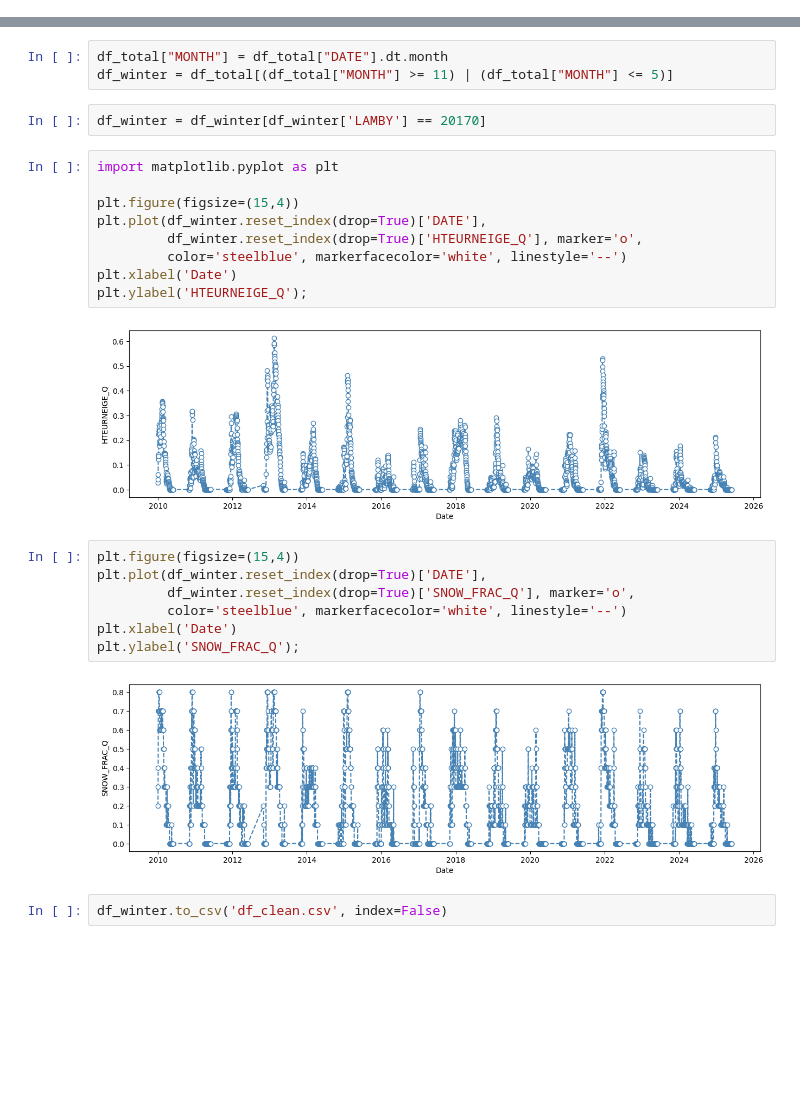
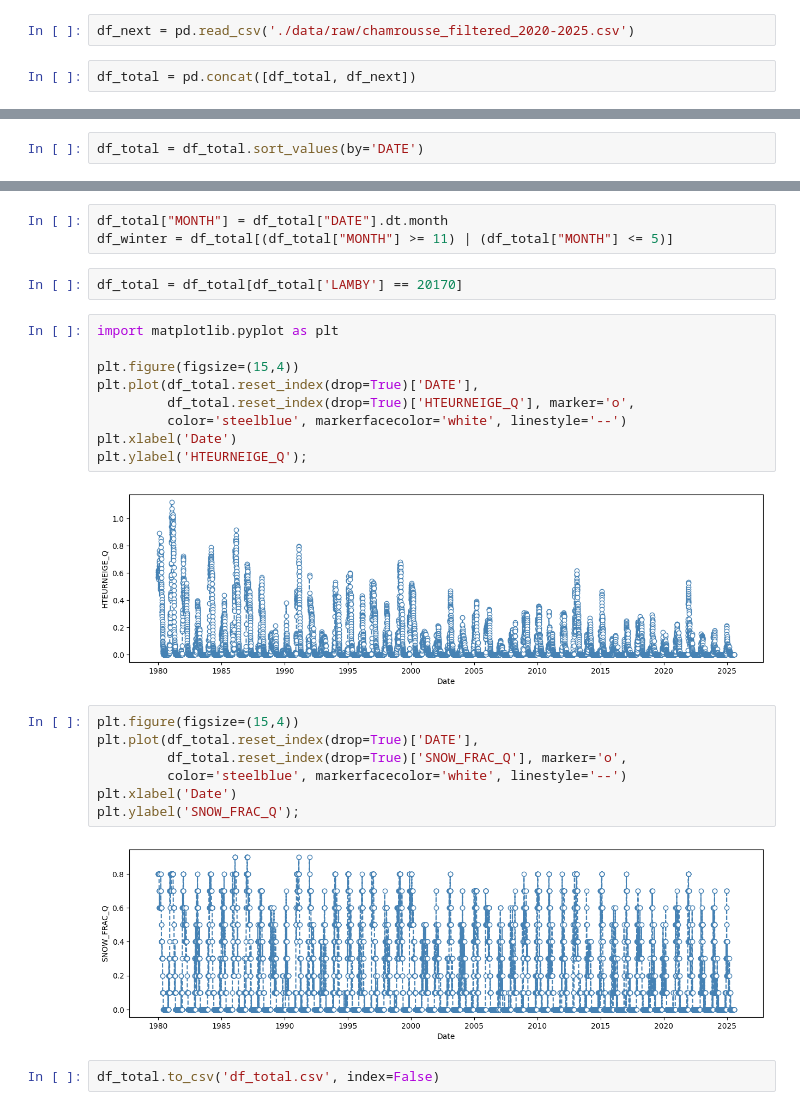
Before and after one commit to lchaus/dfg, a Jupyter notebook: dimi_data_extraction.ipynb, the cells around one changed output, grey strips where cells are left out. Drawn from its saved outputs; the diff is of its cells as text; blank space fills up the shorter version.

```diff
--- a/dimi_data_extraction.ipynb
+++ b/dimi_data_extraction.ipynb
@@ -35,7 +31,13 @@ df_2 = pd.read_csv('./data/raw/chamrousse_filtered_2020-2025.csv')
 # %%
 df_total = pd.concat([df_1, df_2])
+# %%
+df_next = pd.read_csv('./data/raw/chamrousse_filtered_2020-2025.csv')
+# %%
+df_total = pd.concat([df_total, df_next])
 # %%
 df_total['DATE'] = pd.to_datetime(df_total['DATE'])
+# %%
+df_total = df_total.sort_values(by='DATE')
 # %%
 df_total.info()
 # %% [output]
@@ -69,26 +71,26 @@ Index(['LAMBX', 'LAMBY', 'DATE', 'PRENEI_Q', 'PRELIQ_Q', 'T_Q', 'FF_Q', 'Q_Q',
 df_total["MONTH"] = df_total["DATE"].dt.month
 df_winter = df_total[(df_total["MONTH"] >= 11) | (df_total["MONTH"] <= 5)]
 # %%
-df_winter = df_winter[df_winter['LAMBY'] == 20170]
+df_total = df_total[df_total['LAMBY'] == 20170]
 # %%
 import matplotlib.pyplot as plt
 
 plt.figure(figsize=(15,4))
-plt.plot(df_winter.reset_index(drop=True)['DATE'],
-         df_winter.reset_index(drop=True)['HTEURNEIGE_Q'], marker='o',
+plt.plot(df_total.reset_index(drop=True)['DATE'],
+         df_total.reset_index(drop=True)['HTEURNEIGE_Q'], marker='o',
          color='steelblue', markerfacecolor='white', linestyle='--')
 plt.xlabel('Date')
 plt.ylabel('HTEURNEIGE_Q');
 # %% [output]
-[figure, old version]
+[figure, new version]
 # %%
 plt.figure(figsize=(15,4))
-plt.plot(df_winter.reset_index(drop=True)['DATE'],
-         df_winter.reset_index(drop=True)['SNOW_FRAC_Q'], marker='o',
+plt.plot(df_total.reset_index(drop=True)['DATE'],
+         df_total.reset_index(drop=True)['SNOW_FRAC_Q'], marker='o',
          color='steelblue', markerfacecolor='white', linestyle='--')
 plt.xlabel('Date')
 plt.ylabel('SNOW_FRAC_Q');
 # %% [output]
-[figure, old version]
+[figure, new version]
 # %%
-df_winter.to_csv('df_clean.csv', index=False)
+df_total.to_csv('df_total.csv', index=False)
```
Also changed, not shown: parts of 8 cells of this notebook, 7 other files.
